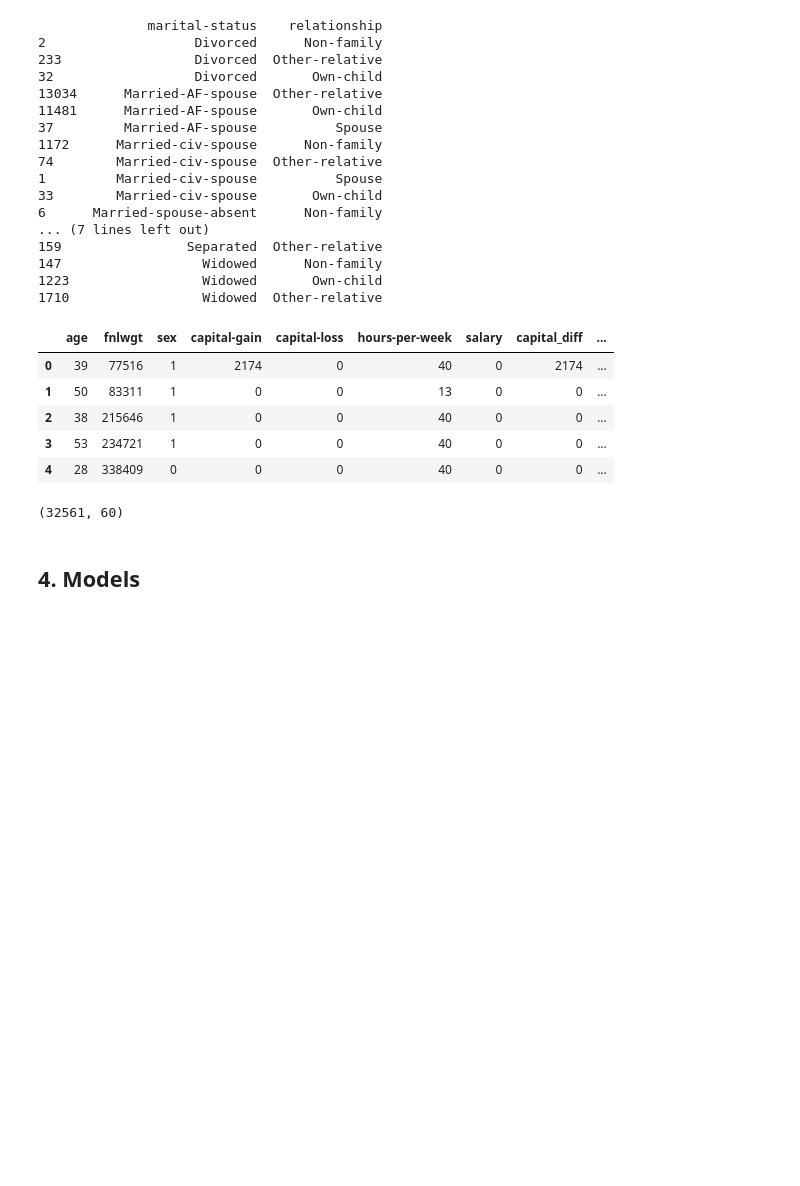
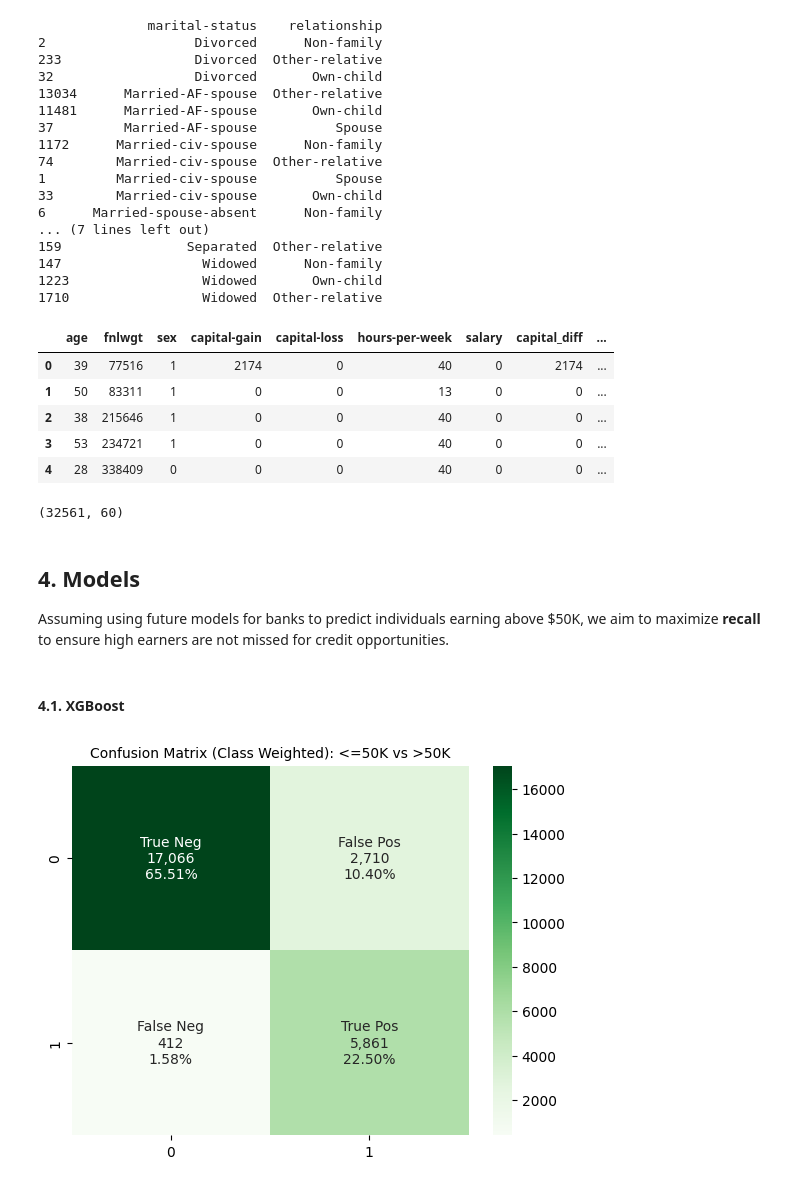
Before and after one commit to maxim-lichko/salary-prediction-classification, a Jupyter notebook: salary_prediction_classification.ipynb, the cells around one changed output. Drawn from its saved outputs; the diff is of its cells as text; code cells hidden in the pictures; blank space fills up the shorter version.

Commit message:
added xgboost and lightgbm models

```diff
--- a/salary_prediction_classification.ipynb
+++ b/salary_prediction_classification.ipynb
@@ -368,3 +368,4 @@ df_fe.shape
 (32561, 60)
 # %% [markdown]
 ## 4. Models
+Assuming using future models for banks to predict individuals earning above $50K, we aim to maximize **recall** to ensure high earners are not missed for credit opportunities.
@@ -374,0 +400,68 @@ df_fe.shape
+# %% [markdown]
+#### 4.1. XGBoost
+# %%
+xgb_model = xgb.XGBClassifier(objective="binary:logistic", seed=42, scale_pos_weight=scale_pos_weight)
+xgb_model.fit(X_train, Y_train)
+
+# Confusion Matrix
+y_pred = xgb_model.predict(X_train)
+cm = confusion_matrix(Y_train, y_pred)
+group_names = ['True Neg', 'False Pos', 'False Neg', 'True Pos']
+group_counts = ['{:,}'.format(value) for value in cm.flatten()]
+group_percentages = ['{0:.2%}'.format(value) for value in cm.flatten()/np.sum(cm)]
+labels = [f'{v1}\n{v2}\n{v3}' for v1, v2, v3 in zip(group_names, group_counts, group_percentages)]
+labels = np.asarray(labels).reshape(2,2)
+sns.heatmap(cm, annot=labels, fmt='', cmap='Greens')
+plt.title('Confusion Matrix (Class Weighted): <=50K vs >50K', fontsize=10)
+plt.show()
+
+# Accuracy
+def print_accuracy(model, X, Y, which_set):
+    y_pred = model.predict(X)
+    acc = accuracy_score(Y, y_pred)
+    print(f'Model accuracy for {which_set} dataset: {acc:.3f}')
+print_accuracy(xgb_model, X_train, Y_train, "train")
+print_accuracy(xgb_model, X_test, Y_test, "test")
+
+# 2. K-fold Cross Validation
+kfold = KFold(n_splits=10, shuffle=True, random_state=42)
+cv_results = cross_val_score(xgb_model, X_train, Y_train, cv=kfold, scoring='roc_auc')
+print(f"Cross-validation ROC AUC mean: {cv_results.mean():.3f}")
+
+# 3. GridSearchCV for Hyperparameter Tuning
+param_grid = {
+    'max_depth': [3, 5, 7],
+    'learning_rate': [0.01, 0.05, 0.1],
+    'gamma': [0, 0.25, 1],
+    'reg_lambda': [0, 10, 100]
+}
+grid_search = GridSearchCV(
+    estimator=xgb.XGBClassifier(objective="binary:logistic", subsample=0.9, colsample_bytree=0.5, seed=42, scale_pos_weight=scale_pos_weight),
+    param_grid=param_grid,
+    scoring='accuracy',
+    verbose=2,
+    n_jobs=1,
+    cv=3
+)
+grid_search.fit(X_train, Y_train, verbose=0)
+print("Best parameters:", grid_search.best_params_)
+print("Best score:", grid_search.best_score_)
+
+# 4. Train with Best Parameters
+best_model = xgb.XGBClassifier(
+    objective="binary:logistic",
+    subsample=0.9,
+    colsample_bytree=0.5,
+    seed=42,
+    scale_pos_weight=scale_pos_weight,
+    **grid_search.best_params_
+)
+best_model.fit(X_train, Y_train)
+
+# Final Evaluation
+y_pred_test = best_model.predict(X_test)
+print("Test Precision:", precision_score(Y_test, y_pred_test))
+print("Test Recall:", recall_score(Y_test, y_pred_test))
+print("Test ROC AUC:", roc_auc_score(Y_test, best_model.predict_proba(X_test)[:, 1]))
+# %% [output]
+[figure, added]
```
Also changed, not shown: parts of 18 cells of this notebook.
